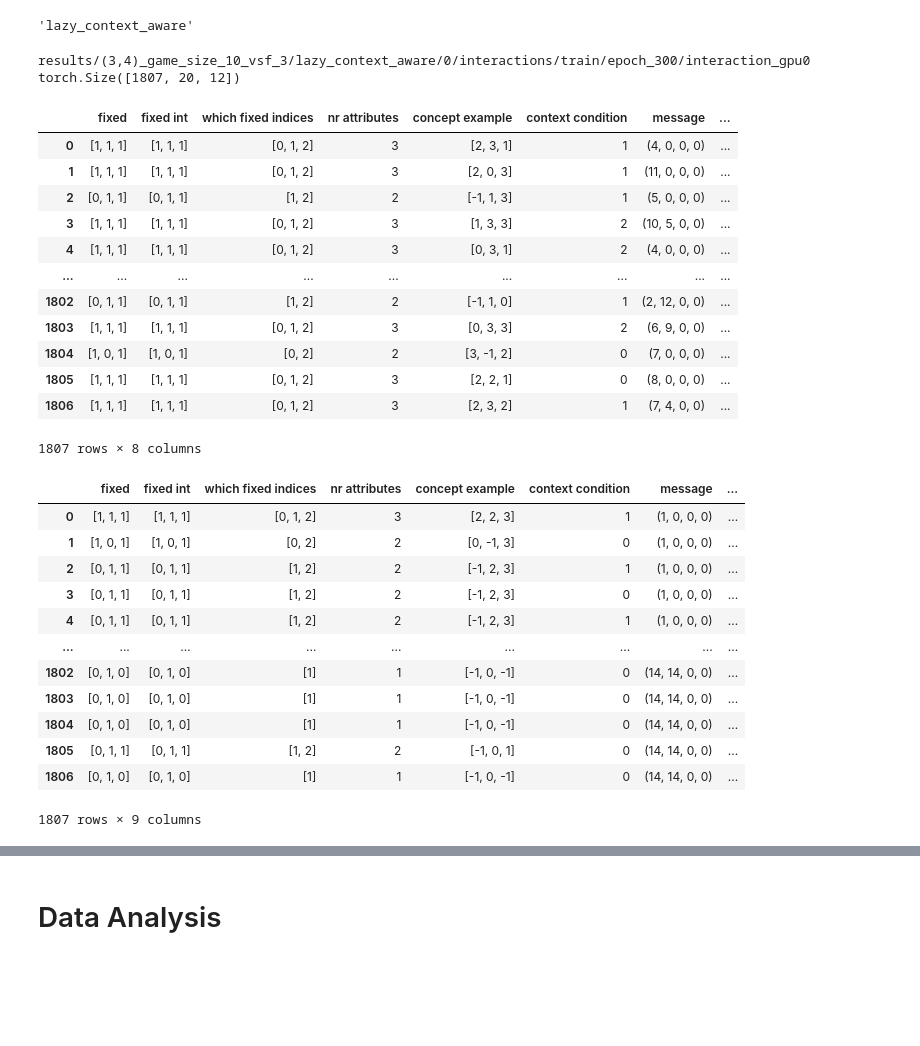
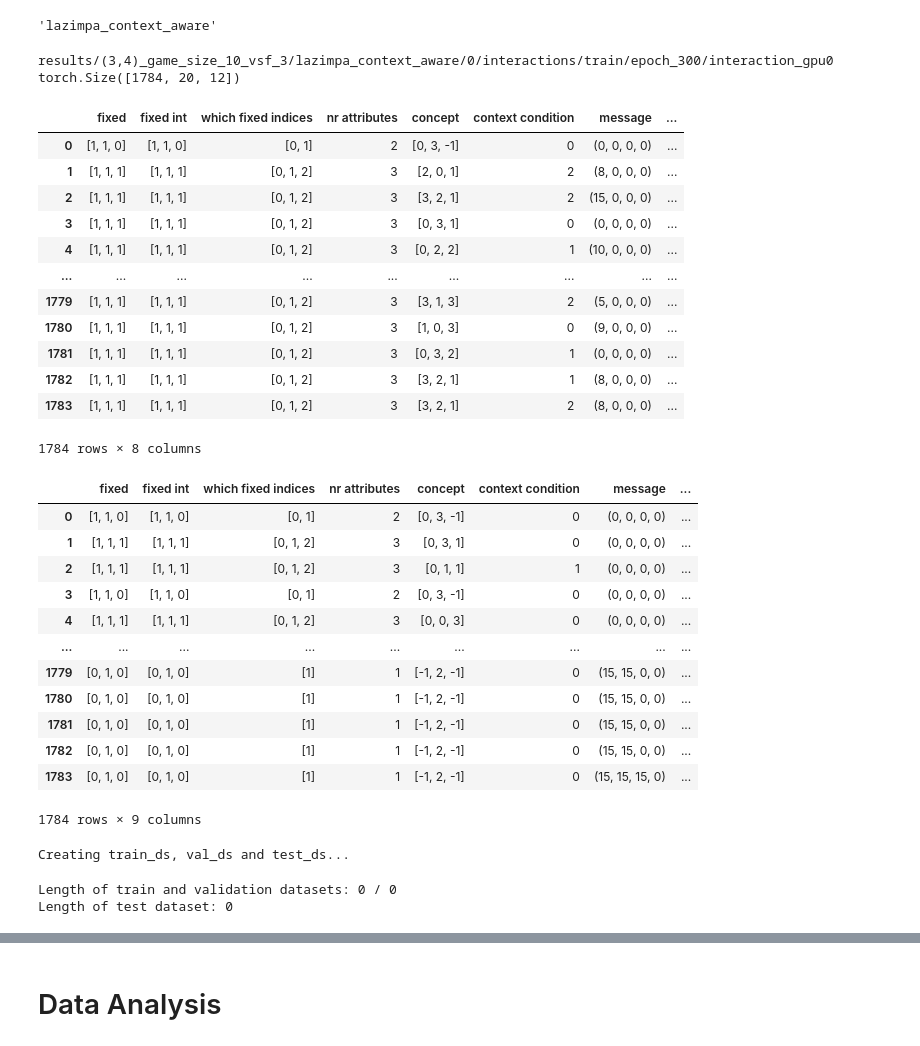
Before and after one commit to mariia55/emergent-abstractions_biased, a Jupyter notebook: attribute_visualization.ipynb, the cells around one changed output, grey strips where cells are left out. Saved outputs shown, nothing was run; the diff lists cells and outputs as text; code cells hidden in the pictures; blank space fills up the shorter version.

Commit message:
started meaning analysis
analysis by concept -> message and message -> concept. Using full new dataset.

```diff
--- a/attribute_visualization.ipynb
+++ b/attribute_visualization.ipynb
@@ -17,7 +19,7 @@ n_epochs = 300
 path = 'results/' + dataset + '_game_size_10_vsf_3'
 context_unaware = False # whether original or context_unaware simulations are evaluated
 lazy = True # whether the lazy agent is used
-impatient = False
+impatient = True
 setting = ""
 if not lazy:
     start = 'impatience_' if impatient else ''
@@ -37,7 +39,7 @@ setting
 run = 0
 setting
 # %% [output]
-'lazy_context_aware'
+'lazimpa_context_aware'
 # %%
 # Start what kind of variables do I need for attribute visualization
 
@@ -58,45 +60,45 @@ um = [f"{ *m, }" for m in unique_messages.numpy()]
 ul = unique_length.numpy()
 f = frequencies.numpy()
 # %% [output]
-results/(3,4)_game_size_10_vsf_3/lazy_context_aware/0/interactions/train/epoch_300/interaction_gpu0
-torch.Size([1807, 20, 12])
+results/(3,4)_game_size_10_vsf_3/lazimpa_context_aware/0/interactions/train/epoch_300/interaction_gpu0
+torch.Size([1784, 20, 12])
 # %%
 # make one DataFrame containing all the data we have
 in_list = []
 for i in range(message_length.shape[0]):
     in_list.append((fix[i],fint[i], np.where(concepts[i][1]==1.0)[0].tolist(), sum(fint[i]), c[i], cx[i], m[i], l[i])) # np.where(cc[i][1]==1.0)[0].tolist()[0]
-df = pd.DataFrame(in_list,columns=["fixed", "fixed int","which fixed indices", "nr attributes", "concept example", "context condition", "message", "message length"])
+df = pd.DataFrame(in_list,columns=["fixed", "fixed int","which fixed indices", "nr attributes", "concept", "context condition", "message", "message length"])
 df
 # %% [output]
-|  | fixed | fixed int | which fixed indices | nr attributes | concept example | context condition | message | ... |
-| 0 | [1, 1, 1] | [1, 1, 1] | [0, 1, 2] | 3 | [2, 3, 1] | 1 | (4, 0, 0, 0) | ... |
-| 1 | [1, 1, 1] | [1, 1, 1] | [0, 1, 2] | 3 | [2, 0, 3] | 1 | (11, 0, 0, 0) | ... |
-| 2 | [0, 1, 1] | [0, 1, 1] | [1, 2] | 2 | [-1, 1, 3] | 1 | (5, 0, 0, 0) | ... |
-| 3 | [1, 1, 1] | [1, 1, 1] | [0, 1, 2] | 3 | [1, 3, 3] | 2 | (10, 5, 0, 0) | ... |
-| 4 | [1, 1, 1] | [1, 1, 1] | [0, 1, 2] | 3 | [0, 3, 1] | 2 | (4, 0, 0, 0) | ... |
+|  | fixed | fixed int | which fixed indices | nr attributes | concept | context condition | message | ... |
+| 0 | [1, 1, 0] | [1, 1, 0] | [0, 1] | 2 | [0, 3, -1] | 0 | (0, 0, 0, 0) | ... |
+| 1 | [1, 1, 1] | [1, 1, 1] | [0, 1, 2] | 3 | [2, 0, 1] | 2 | (8, 0, 0, 0) | ... |
+| 2 | [1, 1, 1] | [1, 1, 1] | [0, 1, 2] | 3 | [3, 2, 1] | 2 | (15, 0, 0, 0) | ... |
+| 3 | [1, 1, 1] | [1, 1, 1] | [0, 1, 2] | 3 | [0, 3, 1] | 0 | (0, 0, 0, 0) | ... |
+| 4 | [1, 1, 1] | [1, 1, 1] | [0, 1, 2] | 3 | [0, 2, 2] | 1 | (10, 0, 0, 0) | ... |
 | ... | ... | ... | ... | ... | ... | ... | ... | ... |
-| 1802 | [0, 1, 1] | [0, 1, 1] | [1, 2] | 2 | [-1, 1, 0] | 1 | (2, 12, 0, 0) | ... |
-| 1803 | [1, 1, 1] | [1, 1, 1] | [0, 1, 2] | 3 | [0, 3, 3] | 2 | (6, 9, 0, 0) | ... |
-| 1804 | [1, 0, 1] | [1, 0, 1] | [0, 2] | 2 | [3, -1, 2] | 0 | (7, 0, 0, 0) | ... |
-| 1805 | [1, 1, 1] | [1, 1, 1] | [0, 1, 2] | 3 | [2, 2, 1] | 0 | (8, 0, 0, 0) | ... |
-| 1806 | [1, 1, 1] | [1, 1, 1] | [0, 1, 2] | 3 | [2, 3, 2] | 1 | (7, 4, 0, 0) | ... |
+| 1779 | [1, 1, 1] | [1, 1, 1] | [0, 1, 2] | 3 | [3, 1, 3] | 2 | (5, 0, 0, 0) | ... |
+| 1780 | [1, 1, 1] | [1, 1, 1] | [0, 1, 2] | 3 | [1, 0, 3] | 0 | (9, 0, 0, 0) | ... |
+| 1781 | [1, 1, 1] | [1, 1, 1] | [0, 1, 2] | 3 | [0, 3, 2] | 1 | (0, 0, 0, 0) | ... |
+| 1782 | [1, 1, 1] | [1, 1, 1] | [0, 1, 2] | 3 | [3, 2, 1] | 1 | (8, 0, 0, 0) | ... |
+| 1783 | [1, 1, 1] | [1, 1, 1] | [0, 1, 2] | 3 | [3, 2, 1] | 2 | (8, 0, 0, 0) | ... |
-1807 rows × 8 columns
+1784 rows × 8 columns
 # %%
 # calculate additional data that can be merged
 unique_df = pd.DataFrame([(m,f) for m,f in zip(list(um),list(f))],columns=["message", "usage frequency"])
 total_data_df = df.merge(unique_df,how='right',on="message")
 total_data_df
 # %% [output]
-|  | fixed | fixed int | which fixed indices | nr attributes | concept example | context condition | message | ... |
-| 0 | [1, 1, 1] | [1, 1, 1] | [0, 1, 2] | 3 | [2, 2, 3] | 1 | (1, 0, 0, 0) | ... |
-| 1 | [1, 0, 1] | [1, 0, 1] | [0, 2] | 2 | [0, -1, 3] | 0 | (1, 0, 0, 0) | ... |
-| 2 | [0, 1, 1] | [0, 1, 1] | [1, 2] | 2 | [-1, 2, 3] | 1 | (1, 0, 0, 0) | ... |
-| 3 | [0, 1, 1] | [0, 1, 1] | [1, 2] | 2 | [-1, 2, 3] | 0 | (1, 0, 0, 0) | ... |
-| 4 | [0, 1, 1] | [0, 1, 1] | [1, 2] | 2 | [-1, 2, 3] | 1 | (1, 0, 0, 0) | ... |
+|  | fixed | fixed int | which fixed indices | nr attributes | concept | context condition | message | ... |
+| 0 | [1, 1, 0] | [1, 1, 0] | [0, 1] | 2 | [0, 3, -1] | 0 | (0, 0, 0, 0) | ... |
+| 1 | [1, 1, 1] | [1, 1, 1] | [0, 1, 2] | 3 | [0, 3, 1] | 0 | (0, 0, 0, 0) | ... |
+| 2 | [1, 1, 1] | [1, 1, 1] | [0, 1, 2] | 3 | [0, 1, 1] | 1 | (0, 0, 0, 0) | ... |
+| 3 | [1, 1, 0] | [1, 1, 0] | [0, 1] | 2 | [0, 3, -1] | 0 | (0, 0, 0, 0) | ... |
+| 4 | [1, 1, 1] | [1, 1, 1] | [0, 1, 2] | 3 | [0, 0, 3] | 0 | (0, 0, 0, 0) | ... |
 | ... | ... | ... | ... | ... | ... | ... | ... | ... |
-| 1802 | [0, 1, 0] | [0, 1, 0] | [1] | 1 | [-1, 0, -1] | 0 | (14, 14, 0, 0) | ... |
-| 1803 | [0, 1, 0] | [0, 1, 0] | [1] | 1 | [-1, 0, -1] | 0 | (14, 14, 0, 0) | ... |
-| 1804 | [0, 1, 0] | [0, 1, 0] | [1] | 1 | [-1, 0, -1] | 0 | (14, 14, 0, 0) | ... |
-| 1805 | [0, 1, 1] | [0, 1, 1] | [1, 2] | 2 | [-1, 0, 1] | 0 | (14, 14, 0, 0) | ... |
-| 1806 | [0, 1, 0] | [0, 1, 0] | [1] | 1 | [-1, 0, -1] | 0 | (14, 14, 0, 0) | ... |
+| 1779 | [0, 1, 0] | [0, 1, 0] | [1] | 1 | [-1, 2, -1] | 0 | (15, 15, 0, 0) | ... |
+| 1780 | [0, 1, 0] | [0, 1, 0] | [1] | 1 | [-1, 2, -1] | 0 | (15, 15, 0, 0) | ... |
+| 1781 | [0, 1, 0] | [0, 1, 0] | [1] | 1 | [-1, 2, -1] | 0 | (15, 15, 0, 0) | ... |
+| 1782 | [0, 1, 0] | [0, 1, 0] | [1] | 1 | [-1, 2, -1] | 0 | (15, 15, 0, 0) | ... |
+| 1783 | [0, 1, 0] | [0, 1, 0] | [1] | 1 | [-1, 2, -1] | 0 | (15, 15, 15, 0) | ... |
-1807 rows × 9 columns
+1784 rows × 9 columns
@@ -102,0 +156,22 @@ total_data_df
+# %%
+# calculate meanings (concept x message for fine context)
+runs = 7
+data = DataSet(list(itertools.repeat(values, attributes)),
+    game_size=10,
+    scaling_factor=10,
+    zero_shot=True,
+    zero_shot_test=False,
+    sample_context=False)
+
+concept_fixed_set = data.get_all_concepts()
+set_concepts = [list( map(int, list( [a if fa == 1. else -1 for a,fa in zip(c[0],f) ] ))) for c,f in concept_fixed_set]
+fint_set = [list(map(int,list(f))) for c,f in concept_fixed_set]
+sender_input = torch.cat([get_sender_input(data, i, sum(f)-1, data._many_hot_encoding).unsqueeze(0) for i,f in zip(range(len(concept_fixed_set)),fint_set)],dim=0)
+listener,_,model = load_listener(path, setting, run, attributes, values, context_unaware)
+sender = model.sender
+messages_original = [sender(sender_input) for r in range(runs)]
+messages_tensor = torch.cat([messages_without_after_eos(msg,0.0).argmax(dim=-1).unsqueeze(1) for msg in messages_original],dim=1)
+# %% [output]
+Creating train_ds, val_ds and test_ds...
+Length of train and validation datasets: 0 / 0
+Length of test dataset: 0
```
Also changed, not shown: parts of 11 cells of this notebook, 1 other file.
